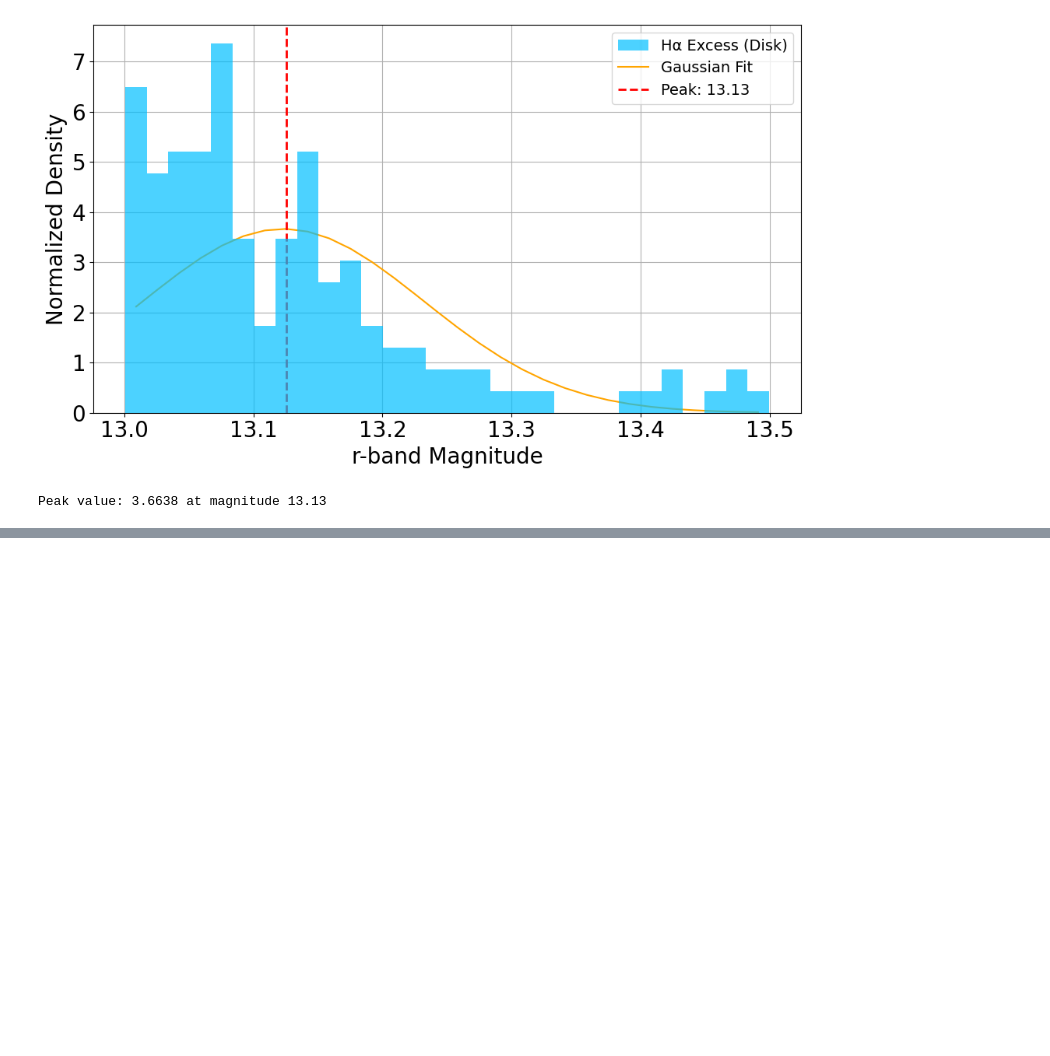
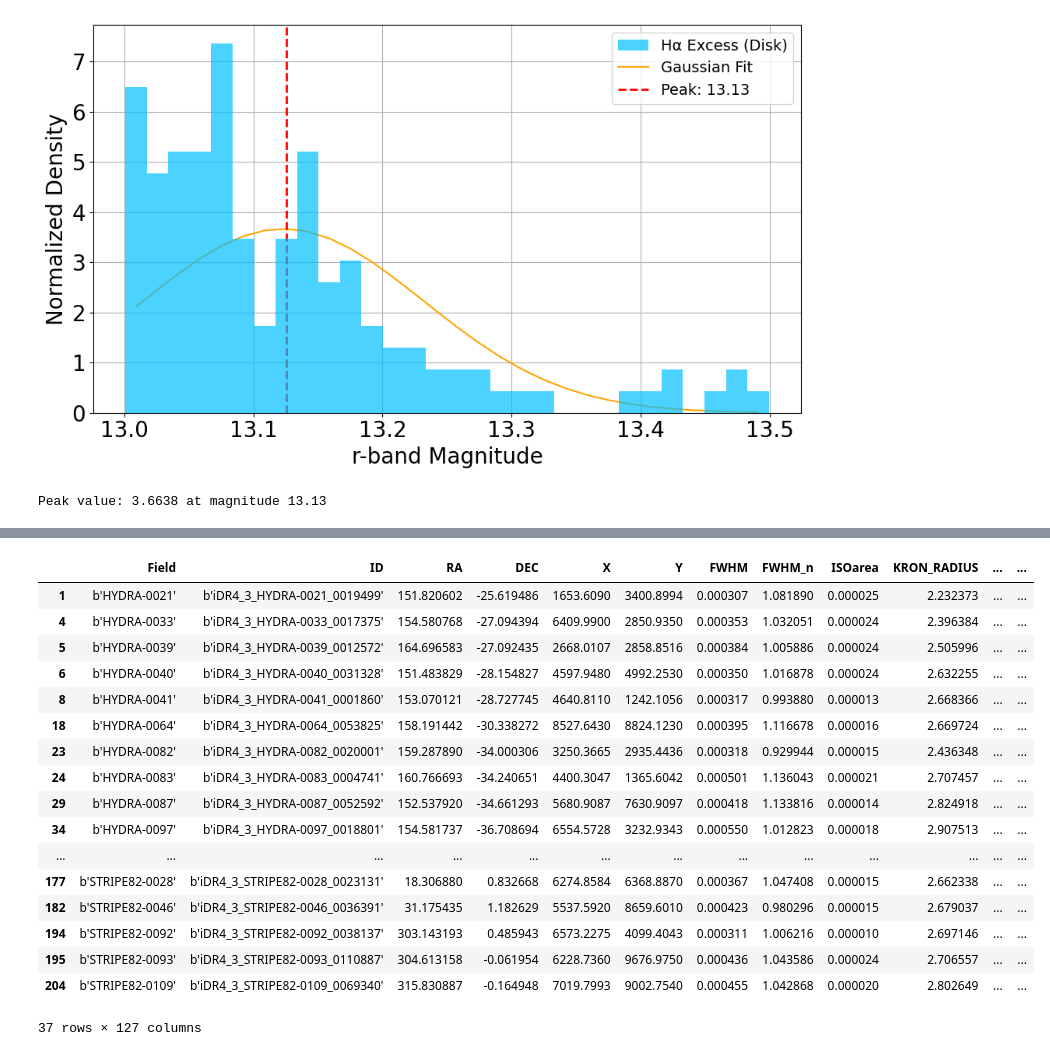
Before and after one commit to AngelGSoto/halpha-splusdr4, a Jupyter notebook: notebooks/distributions.ipynb, the cells around one changed output, grey strips where cells are left out. Drawn from its saved outputs; the diff is of its cells as text; code cells hidden in the pictures; blank space fills up the shorter version.

```diff
--- a/notebooks/distributions.ipynb
+++ b/notebooks/distributions.ipynb
@@ -166,3 +166,6 @@ print(f"Peak value: {peak_value:.4f} at magnitude {peak_position:.2f}")
 # %% [output]
 [figure]
 Peak value: 3.6638 at magnitude 13.13
+# %%
+df_main = pd.read_csv("../Ha-emitters/Halpha_Mine_PerField_total-unique_simbad.csv")
+df_main
@@ -168,0 +186,23 @@ Peak value: 3.6638 at magnitude 13.13
+# %%
+mask_r_main = df_main["r_PStotal"] <= 14
+df_bright_main =  df_main[mask_r_main]
+df_bright_main
+# %% [output]
+|  | Field | ID | RA | DEC | X | Y | FWHM | FWHM_n | ISOarea | KRON_RADIUS | ... | ... |
+| 1 | b'HYDRA-0021' | b'iDR4_3_HYDRA-0021_0019499' | 151.820602 | -25.619486 | 1653.6090 | 3400.8994 | 0.000307 | 1.081890 | 0.000025 | 2.232373 | ... | ... |
+| 4 | b'HYDRA-0033' | b'iDR4_3_HYDRA-0033_0017375' | 154.580768 | -27.094394 | 6409.9900 | 2850.9350 | 0.000353 | 1.032051 | 0.000024 | 2.396384 | ... | ... |
+| 5 | b'HYDRA-0039' | b'iDR4_3_HYDRA-0039_0012572' | 164.696583 | -27.092435 | 2668.0107 | 2858.8516 | 0.000384 | 1.005886 | 0.000024 | 2.505996 | ... | ... |
+| 6 | b'HYDRA-0040' | b'iDR4_3_HYDRA-0040_0031328' | 151.483829 | -28.154827 | 4597.9480 | 4992.2530 | 0.000350 | 1.016878 | 0.000024 | 2.632255 | ... | ... |
+| 8 | b'HYDRA-0041' | b'iDR4_3_HYDRA-0041_0001860' | 153.070121 | -28.727745 | 4640.8110 | 1242.1056 | 0.000317 | 0.993880 | 0.000013 | 2.668366 | ... | ... |
+| 18 | b'HYDRA-0064' | b'iDR4_3_HYDRA-0064_0053825' | 158.191442 | -30.338272 | 8527.6430 | 8824.1230 | 0.000395 | 1.116678 | 0.000016 | 2.669724 | ... | ... |
+| 23 | b'HYDRA-0082' | b'iDR4_3_HYDRA-0082_0020001' | 159.287890 | -34.000306 | 3250.3665 | 2935.4436 | 0.000318 | 0.929944 | 0.000015 | 2.436348 | ... | ... |
+| 24 | b'HYDRA-0083' | b'iDR4_3_HYDRA-0083_0004741' | 160.766693 | -34.240651 | 4400.3047 | 1365.6042 | 0.000501 | 1.136043 | 0.000021 | 2.707457 | ... | ... |
+| 29 | b'HYDRA-0087' | b'iDR4_3_HYDRA-0087_0052592' | 152.537920 | -34.661293 | 5680.9087 | 7630.9097 | 0.000418 | 1.133816 | 0.000014 | 2.824918 | ... | ... |
+| 34 | b'HYDRA-0097' | b'iDR4_3_HYDRA-0097_0018801' | 154.581737 | -36.708694 | 6554.5728 | 3232.9343 | 0.000550 | 1.012823 | 0.000018 | 2.907513 | ... | ... |
+| ... | ... | ... | ... | ... | ... | ... | ... | ... | ... | ... | ... | ... |
+| 177 | b'STRIPE82-0028' | b'iDR4_3_STRIPE82-0028_0023131' | 18.306880 | 0.832668 | 6274.8584 | 6368.8870 | 0.000367 | 1.047408 | 0.000015 | 2.662338 | ... | ... |
+| 182 | b'STRIPE82-0046' | b'iDR4_3_STRIPE82-0046_0036391' | 31.175435 | 1.182629 | 5537.5920 | 8659.6010 | 0.000423 | 0.980296 | 0.000015 | 2.679037 | ... | ... |
+| 194 | b'STRIPE82-0092' | b'iDR4_3_STRIPE82-0092_0038137' | 303.143193 | 0.485943 | 6573.2275 | 4099.4043 | 0.000311 | 1.006216 | 0.000010 | 2.697146 | ... | ... |
+| 195 | b'STRIPE82-0093' | b'iDR4_3_STRIPE82-0093_0110887' | 304.613158 | -0.061954 | 6228.7360 | 9676.9750 | 0.000436 | 1.043586 | 0.000024 | 2.706557 | ... | ... |
+| 204 | b'STRIPE82-0109' | b'iDR4_3_STRIPE82-0109_0069340' | 315.830887 | -0.164948 | 7019.7993 | 9002.7540 | 0.000455 | 1.042868 | 0.000020 | 2.802649 | ... | ... |
+37 rows × 127 columns
```
Also changed, not shown: parts of 3 cells of this notebook, 3 other files.
